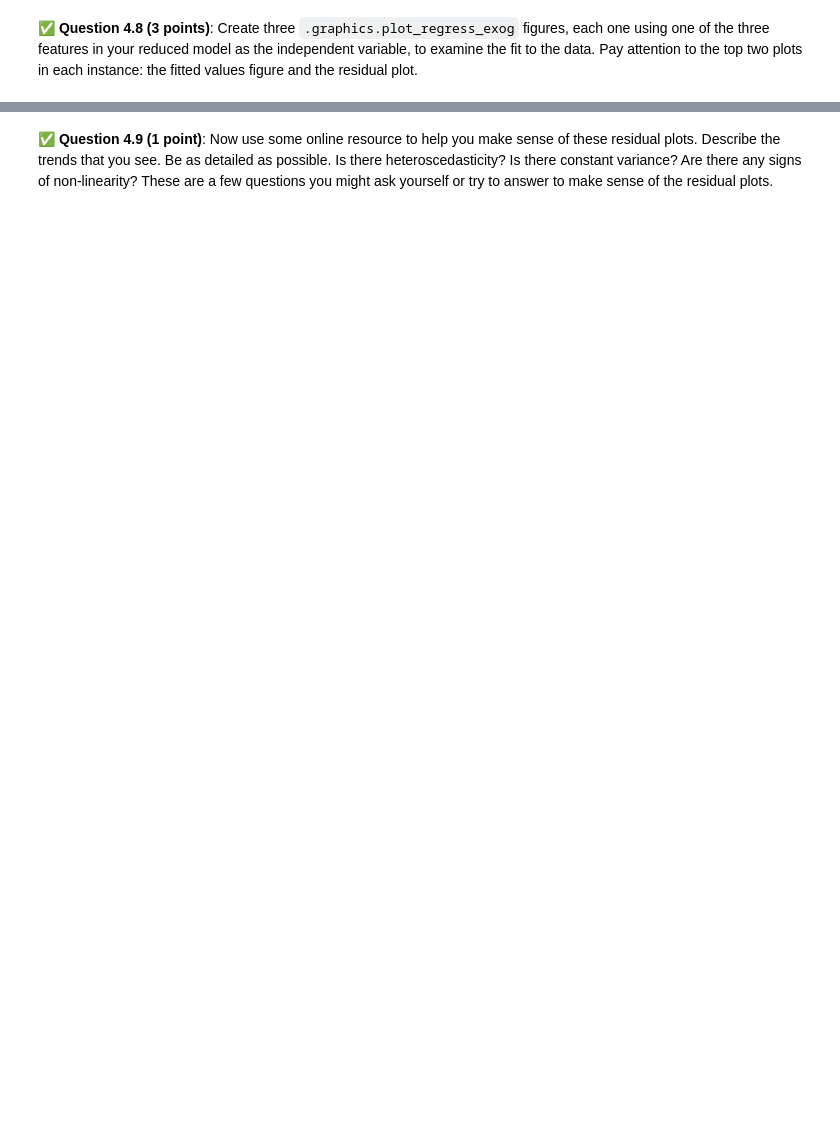
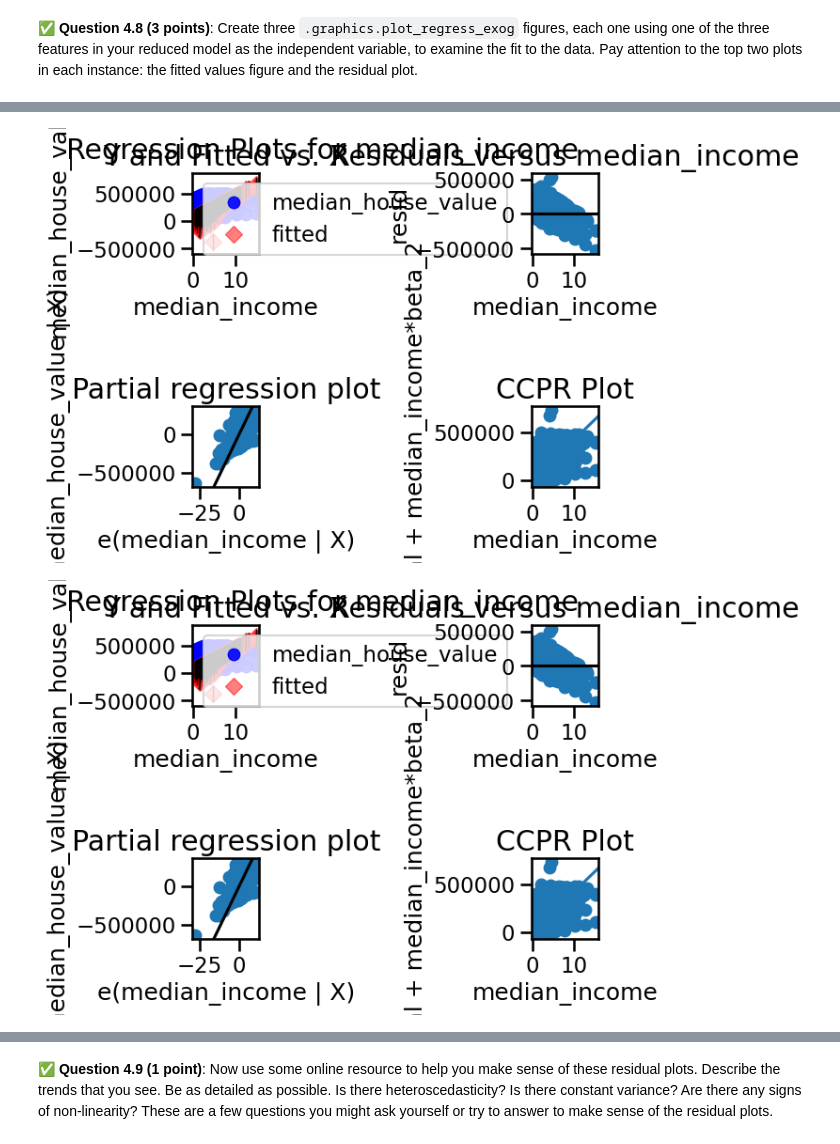
Before and after one commit to nasajoel2032/CMSE202-f25-turnin, a Jupyter notebook: hw-03/HW3.ipynb, the cells around one changed output, grey strips where cells are left out. Drawn from its saved outputs; the diff is of its cells as text; code cells hidden in the pictures; blank space fills up the shorter version.

```diff
--- a/hw-03/HW3.ipynb
+++ b/hw-03/HW3.ipynb
@@ -368,0 +431,5 @@ Multicollinearity is a statistical phenomenon where some of the features in a mo
+# %%
+sm.graphics.plot_regress_exog(model, 'median_income')
+# %% [output]
+[figure, added]
+[figure, added]
```
Also changed, not shown: parts of 22 cells of this notebook.
